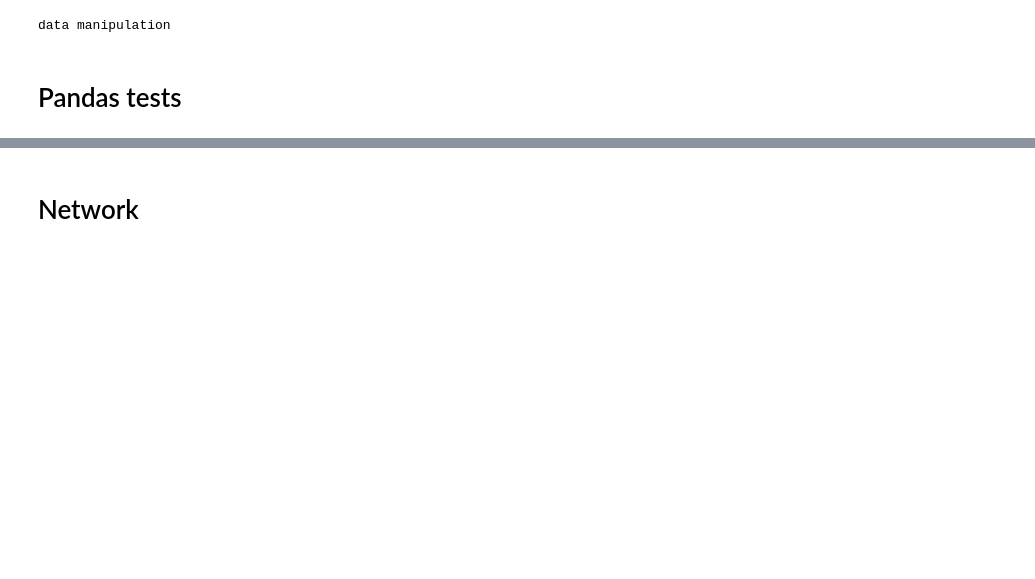
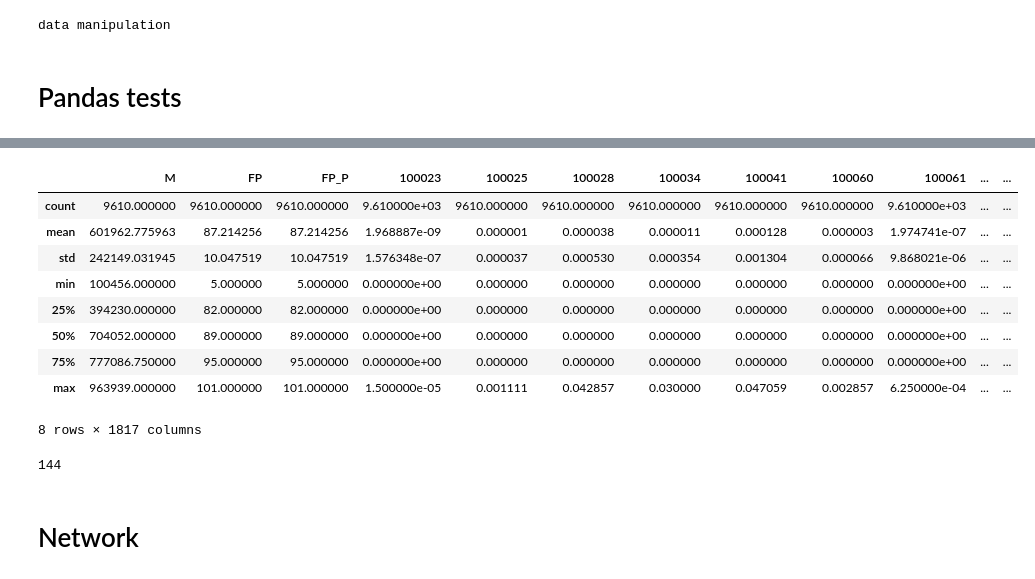
Before and after one commit to davidvela/MyFirstPythonProject, a Jupyter notebook: zCOMP_DL/FPDL.1.ipynb, the cells around one changed output, grey strips where cells are left out. Cells and saved outputs as stored; diff of their text form; code cells hidden in the pictures; blank space fills up the shorter version.

Commit message:
latest changes GAN - embeddings ...

```diff
--- a/zCOMP_DL/FPDL.1.ipynb
+++ b/zCOMP_DL/FPDL.1.ipynb
@@ -241,3 +241,28 @@ data read - 9610 - time:5.320768356323242
 9610
+# %%
+dst.describe()
+# %% [output]
+|  | M | FP | FP_P | 100023 | 100025 | 100028 | 100034 | 100041 | 100060 | 100061 | ... | ... |
+| count | 9610.000000 | 9610.000000 | 9610.000000 | 9.610000e+03 | 9610.000000 | 9610.000000 | 9610.000000 | 9610.000000 | 9610.000000 | 9.610000e+03 | ... | ... |
+| mean | 601962.775963 | 87.214256 | 87.214256 | 1.968887e-09 | 0.000001 | 0.000038 | 0.000011 | 0.000128 | 0.000003 | 1.974741e-07 | ... | ... |
+| std | 242149.031945 | 10.047519 | 10.047519 | 1.576348e-07 | 0.000037 | 0.000530 | 0.000354 | 0.001304 | 0.000066 | 9.868021e-06 | ... | ... |
+| min | 100456.000000 | 5.000000 | 5.000000 | 0.000000e+00 | 0.000000 | 0.000000 | 0.000000 | 0.000000 | 0.000000 | 0.000000e+00 | ... | ... |
+| 25% | 394230.000000 | 82.000000 | 82.000000 | 0.000000e+00 | 0.000000 | 0.000000 | 0.000000 | 0.000000 | 0.000000 | 0.000000e+00 | ... | ... |
+| 50% | 704052.000000 | 89.000000 | 89.000000 | 0.000000e+00 | 0.000000 | 0.000000 | 0.000000 | 0.000000 | 0.000000 | 0.000000e+00 | ... | ... |
+| 75% | 777086.750000 | 95.000000 | 95.000000 | 0.000000e+00 | 0.000000 | 0.000000 | 0.000000 | 0.000000 | 0.000000 | 0.000000e+00 | ... | ... |
+| max | 963939.000000 | 101.000000 | 101.000000 | 1.500000e-05 | 0.001111 | 0.042857 | 0.030000 | 0.047059 | 0.002857 | 6.250000e-04 | ... | ... |
+8 rows × 1817 columns
+# %%
+# get the indices of the array where it is not zero
+dst.iloc[0].nonzero()
+ds =  dst.iloc[0]
+print(len(ds.iloc[ds.nonzero()]))
+ds.iloc[ds.nonzero()]
+
+# I will need this for the embedding - but this means I will not be able to use batch - 128;
+# I will have to process every input individually
+pass
+# %% [output]
+144
 # %% [markdown]
 # Network
```
Also changed, not shown: parts of 13 cells of this notebook, 2 other files.
